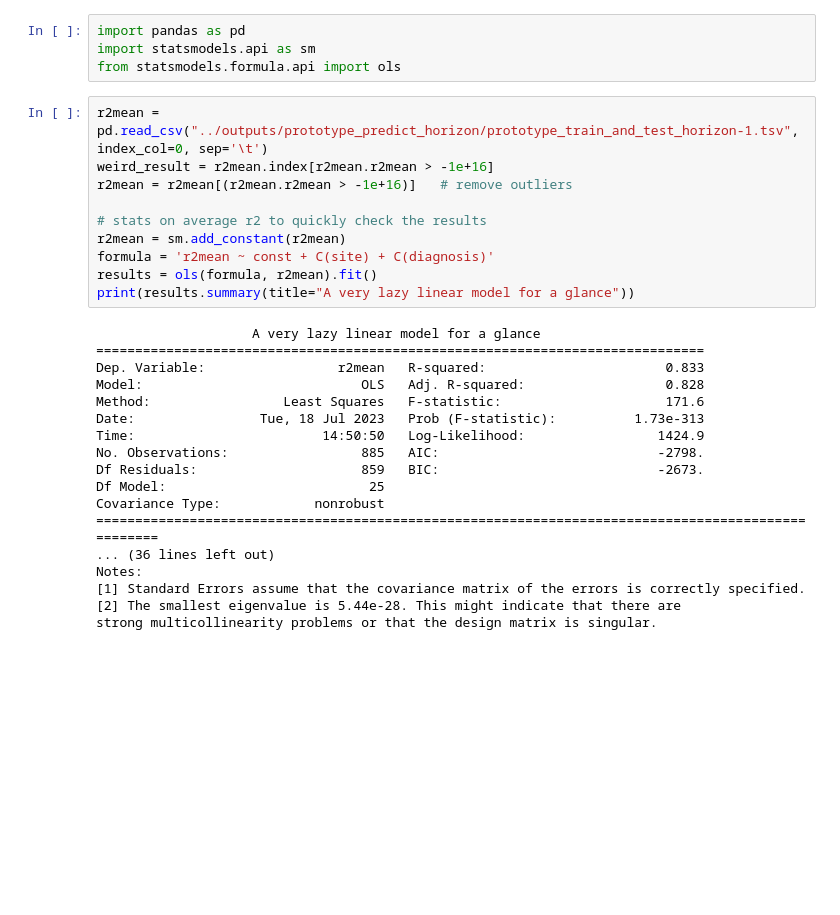
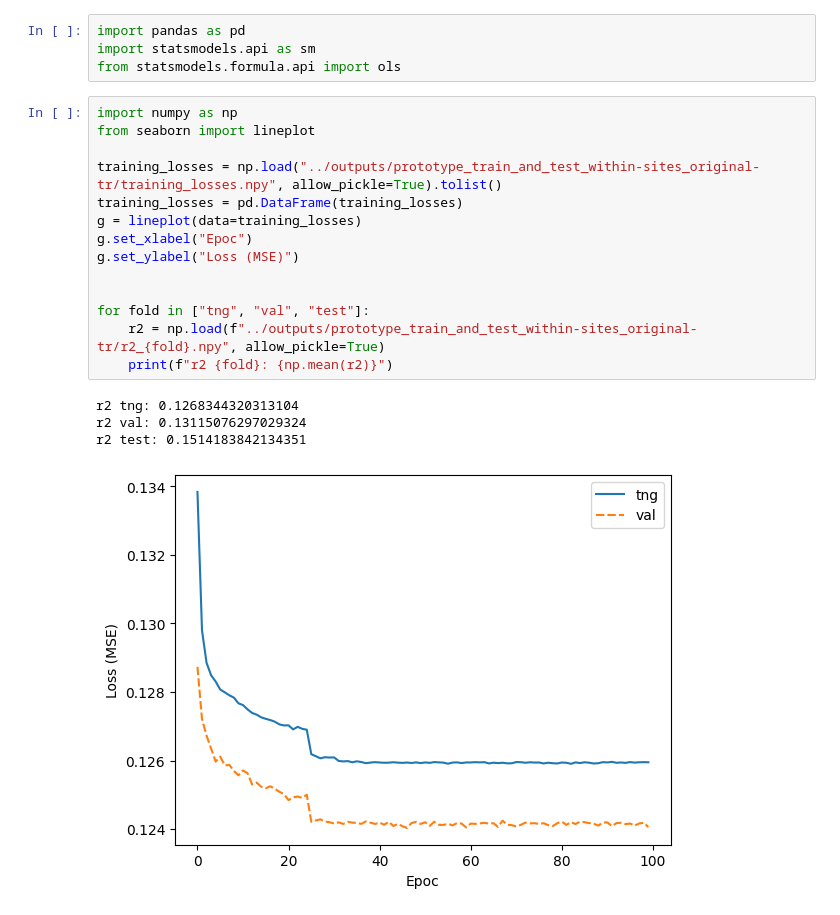
Before and after one commit to SIMEXP/rs-autoregression-prediction, a Jupyter notebook: code/workbook.ipynb, the cells around one changed output. Saved outputs shown, nothing was run; the diff lists cells and outputs as text; blank space fills up the shorter version.

```diff
--- a/code/workbook.ipynb
+++ b/code/workbook.ipynb
@@ -2,34 +2,25 @@
 import pandas as pd
 import statsmodels.api as sm
 from statsmodels.formula.api import ols
-# %%
-r2mean = pd.read_csv("../outputs/prototype_predict_horizon/prototype_train_and_test_horizon-1.tsv", index_col=0, sep='\t')
-weird_result = r2mean.index[r2mean.r2mean > -1e+16]
-r2mean = r2mean[(r2mean.r2mean > -1e+16)]   # remove outliers
-
-# stats on average r2 to quickly check the results
-r2mean = sm.add_constant(r2mean)
-formula = 'r2mean ~ const + C(site) + C(diagnosis)'
-results = ols(formula, r2mean).fit()
-print(results.summary(title="A very lazy linear model for a glance"))
-# %% [output]
-                    A very lazy linear model for a glance
-==============================================================================
-Dep. Variable:                 r2mean   R-squared:                       0.833
-Model:                            OLS   Adj. R-squared:                  0.828
-Method:                 Least Squares   F-statistic:                     171.6
-Date:                Tue, 18 Jul 2023   Prob (F-statistic):          1.73e-313
-Time:                        14:50:50   Log-Likelihood:                 1424.9
-No. Observations:                 885   AIC:                            -2798.
-Df Residuals:                     859   BIC:                            -2673.
-Df Model:                          25
-Covariance Type:            nonrobust
-===================================================================================================
-... (36 lines left out)
-Notes:
-[1] Standard Errors assume that the covariance matrix of the errors is correctly specified.
-[2] The smallest eigenvalue is 5.44e-28. This might indicate that there are
-strong multicollinearity problems or that the design matrix is singular.
+# %%
+import numpy as np
+from seaborn import lineplot
+
+training_losses = np.load("../outputs/prototype_train_and_test_within-sites_original-tr/training_losses.npy", allow_pickle=True).tolist()
+training_losses = pd.DataFrame(training_losses)
+g = lineplot(data=training_losses)
+g.set_xlabel("Epoc")
+g.set_ylabel("Loss (MSE)")
+
+
+for fold in ["tng", "val", "test"]:
+    r2 = np.load(f"../outputs/prototype_train_and_test_within-sites_original-tr/r2_{fold}.npy", allow_pickle=True)
+    print(f"r2 {fold}: {np.mean(r2)}")
+# %% [output]
+r2 tng: 0.1268344320313104
+r2 val: 0.13115076297029324
+r2 test: 0.1514183842134351
+[figure, added]
 # %%
 from seaborn import boxplot
 
```
Also changed, not shown: parts of 5 cells of this notebook, 2 other files.
